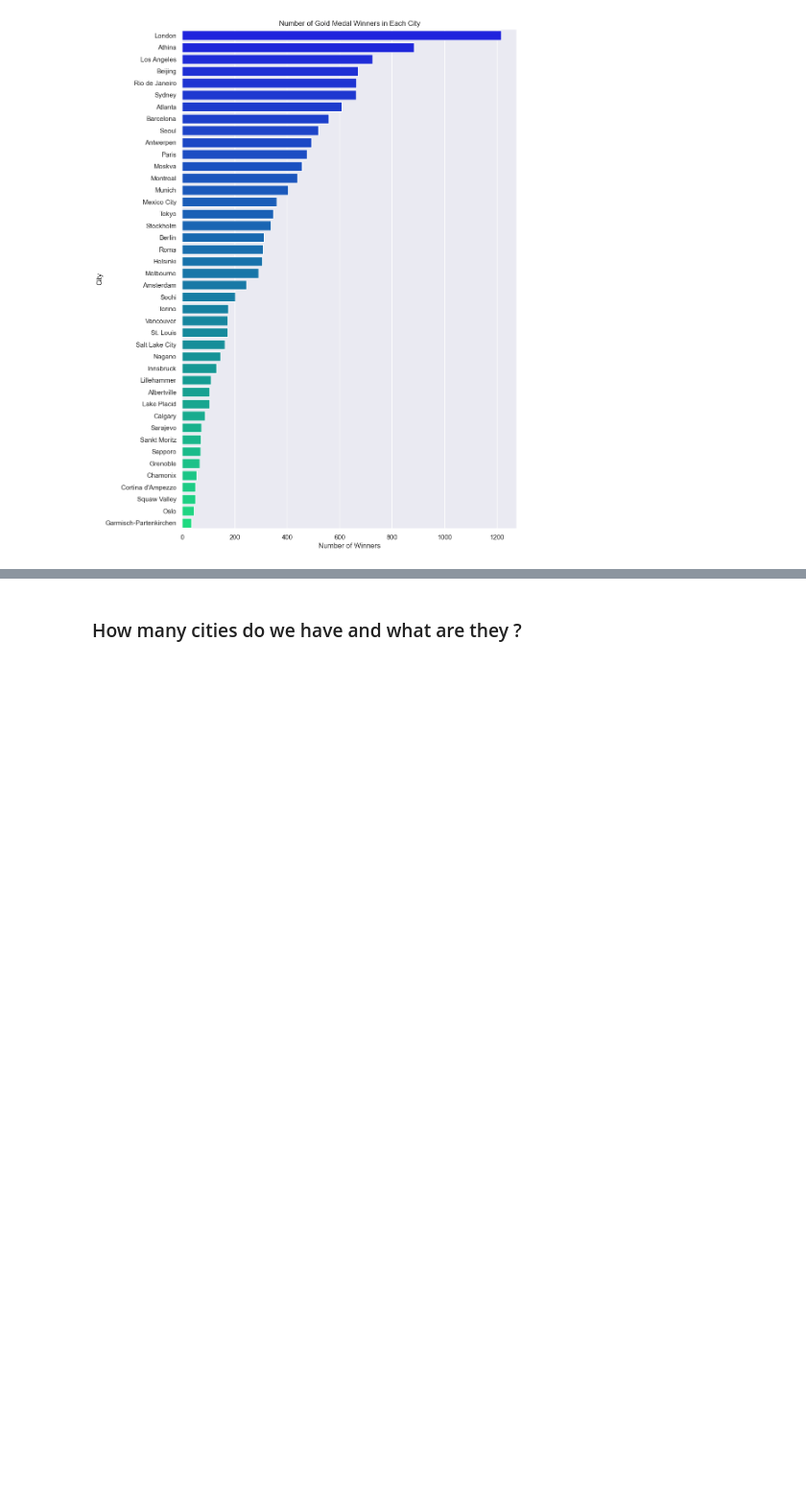
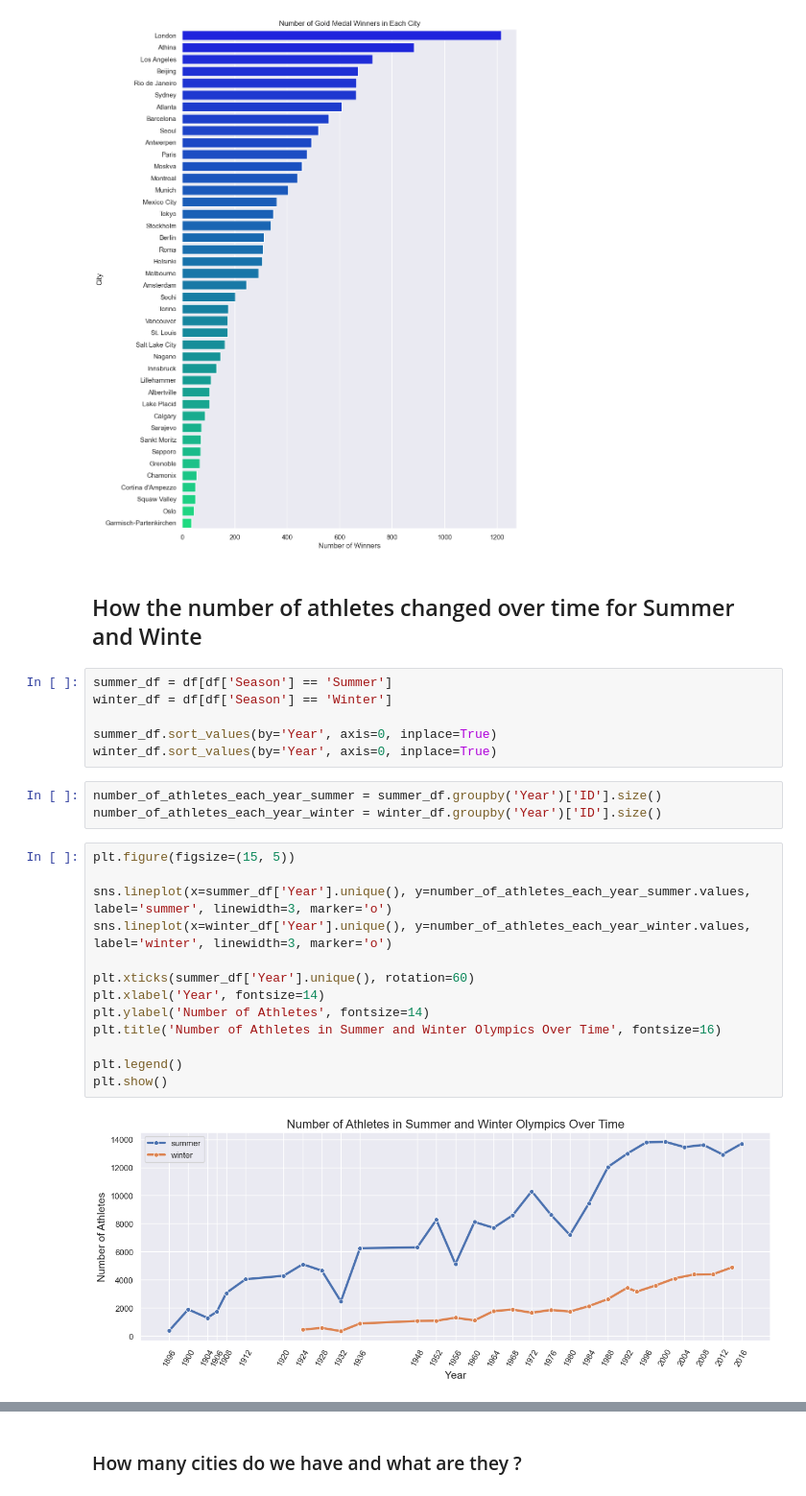
Before and after one commit to BassamSaleh99/Olympic-EDA, a Jupyter notebook: Olympic-EDA.ipynb, the cells around one changed output, grey strips where cells are left out. Shown at 96% size. Drawn from its saved outputs; the diff is of its cells as text; blank space fills up the shorter version.

Commit message:
How the number of athletes changed over time for Summer and Winter

```diff
--- a/Olympic-EDA.ipynb
+++ b/Olympic-EDA.ipynb
@@ -536,3 +536,29 @@ plt.ylabel('City')
 plt.show()
 # %% [output]
 [figure]
+# %% [markdown]
+## How the number of athletes changed over time for Summer and Winte
+# %%
+summer_df = df[df['Season'] == 'Summer']
+winter_df = df[df['Season'] == 'Winter']
+
+summer_df.sort_values(by='Year', axis=0, inplace=True)
+winter_df.sort_values(by='Year', axis=0, inplace=True)
+# %%
+number_of_athletes_each_year_summer = summer_df.groupby('Year')['ID'].size()
+number_of_athletes_each_year_winter = winter_df.groupby('Year')['ID'].size()
+# %%
+plt.figure(figsize=(15, 5))
+
+sns.lineplot(x=summer_df['Year'].unique(), y=number_of_athletes_each_year_summer.values, label='summer', linewidth=3, marker='o')
+sns.lineplot(x=winter_df['Year'].unique(), y=number_of_athletes_each_year_winter.values, label='winter', linewidth=3, marker='o')
+
+plt.xticks(summer_df['Year'].unique(), rotation=60)
+plt.xlabel('Year', fontsize=14)
+plt.ylabel('Number of Athletes', fontsize=14)
+plt.title('Number of Athletes in Summer and Winter Olympics Over Time', fontsize=16)
+
+plt.legend()
+plt.show()
+# %% [output]
+[figure, added]
```
Also changed, not shown: parts of 1 cell of this notebook.
